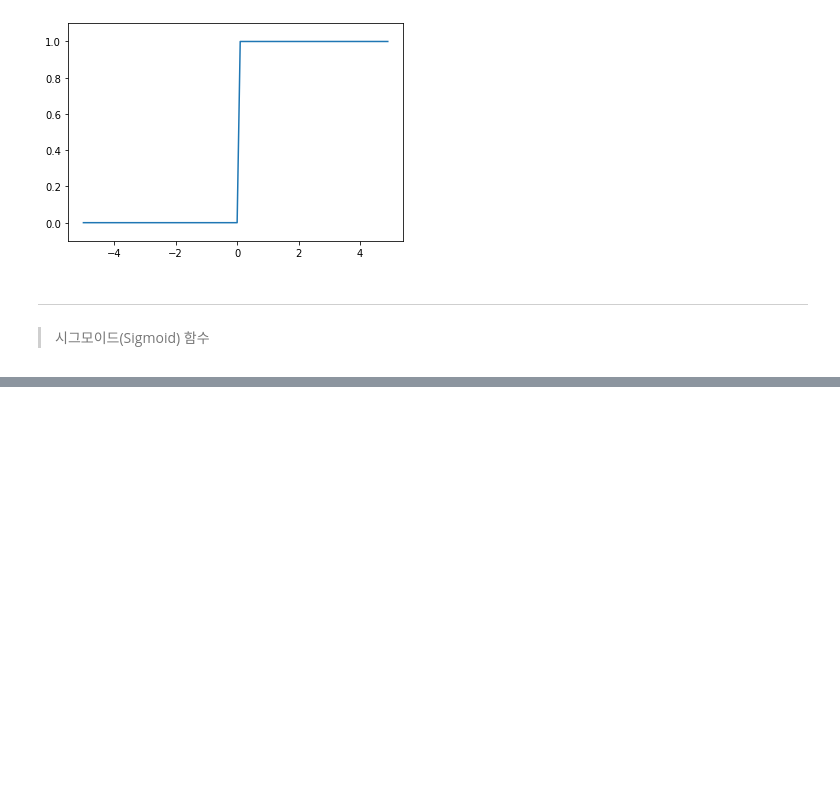
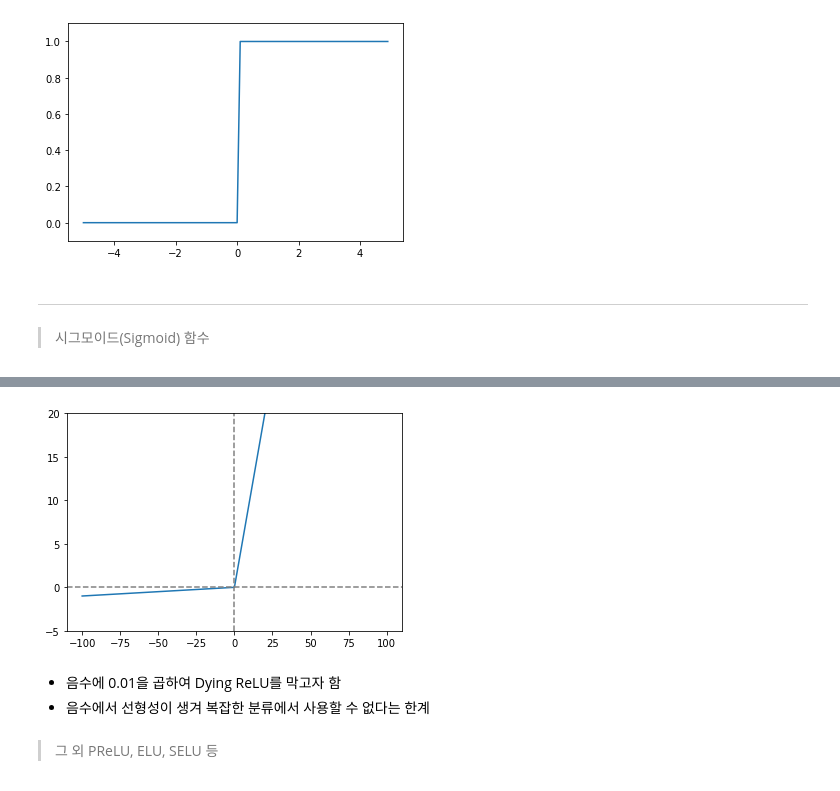
Before and after one commit to HanEunji/2021-12-20, a Jupyter notebook: 활성화함수.ipynb, the cells around one changed output, grey strips where cells are left out. Cells and saved outputs as stored; diff of their text form; code cells hidden in the pictures; blank space fills up the shorter version.

```diff
--- a/활성화함수.ipynb
+++ b/활성화함수.ipynb
@@ -39,0 +104,19 @@ Deprecated in NumPy 1.20; for more details and guidance: https://numpy.org/devdo
+# %%
+def Leaky_ReLU(x):
+    return np.maximum(0.01*x, x)
+# %%
+x = np.arange(-100., 100., 0.1)
+y = Leaky_ReLU(x)
+
+plt.plot(x, y)
+plt.ylim(-5, 20)
+plt.axvline(0., color='gray', linestyle='--')
+plt.axhline(0., color='gray', linestyle='--')
+plt.show()
+# %% [output]
+[figure, added]
+# %% [markdown]
+- 음수에 0.01을 곱하여 Dying ReLU를 막고자 함
+- 음수에서 선형성이 생겨 복잡한 분류에서 사용할 수 없다는 한계
+# %% [markdown]
+> 그 외 PReLU, ELU, SELU 등
```
Also changed, not shown: parts of 13 cells of this notebook.
